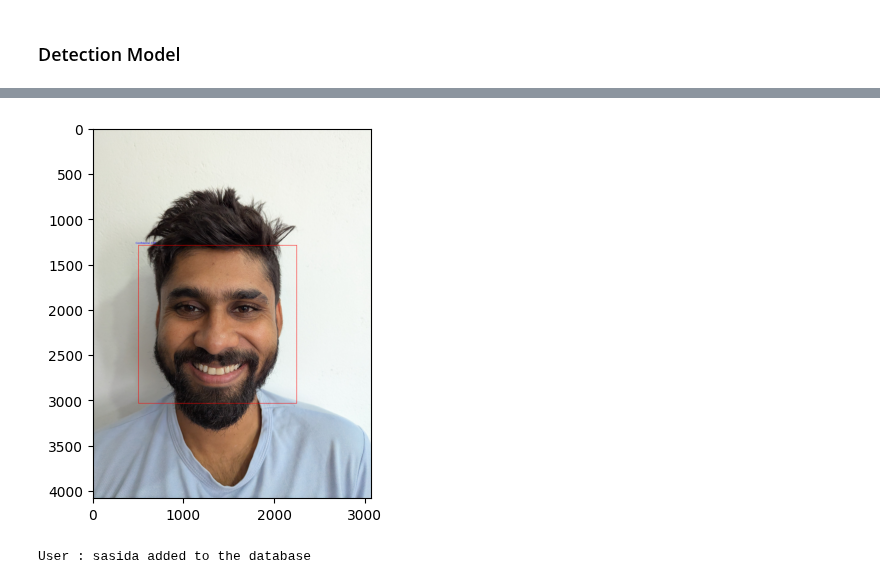
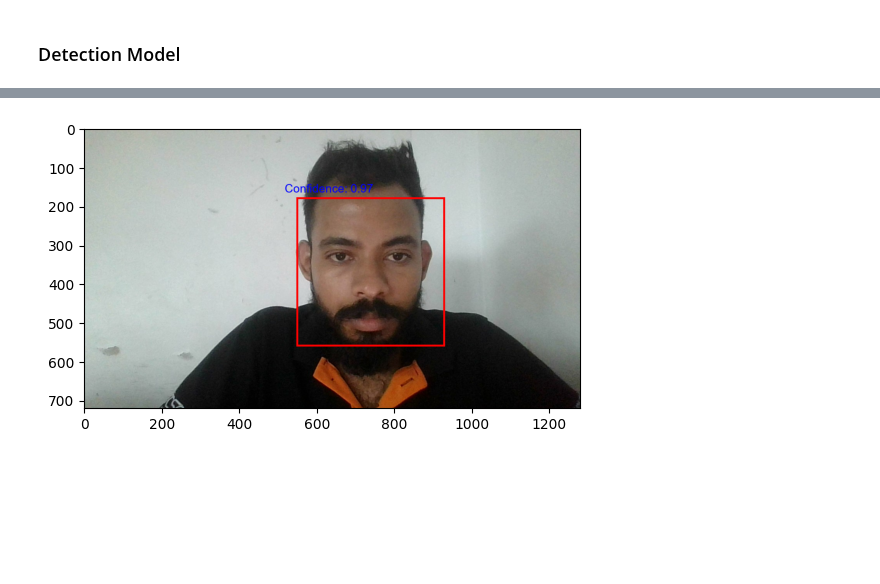
Before and after one commit to purnalakshitha99/edu-smart-e-learning-platform-apis, a Jupyter notebook: USER_VARIFICATION_SERVICE/face_recogntion.ipynb, the cells around one changed output, grey strips where cells are left out. Cells and saved outputs as stored; diff of their text form; code cells hidden in the pictures; blank space fills up the shorter version.

```diff
--- a/USER_VARIFICATION_SERVICE/face_recogntion.ipynb
+++ b/USER_VARIFICATION_SERVICE/face_recogntion.ipynb
@@ -143,10 +134,10 @@ def visualize_face_detection(img_path):
 
     plt.imshow(image)
 # %%
-img_path = "data/facedb/sasida/sasida (3).jpg"
+img_path = "data/facedb/purna3/purna_3 (6).jpg"
 visualize_face_detection(img_path)
 # %% [output]
-[figure, old version]
+[figure, new version]
 # %%
 def extract_face_information_for_db(img_path):
     # face_objs = DeepFace.represent(
@@ -382,9 +373,7 @@ def verify_and_visualize_user_realtime(username):
     cap.release()
     cv.destroyAllWindows()
 # %%
-add_user_to_db('sasida')
+add_user_to_db('purna3')
-# %% [output]
-User : sasida added to the database
 # %%
 retrieved_user_names, retrieved_facial_areas, retrieved_face_confidences = search_face_in_db(img_path)
 
```
Also changed, not shown: parts of 7 cells of this notebook, 5 other files.
